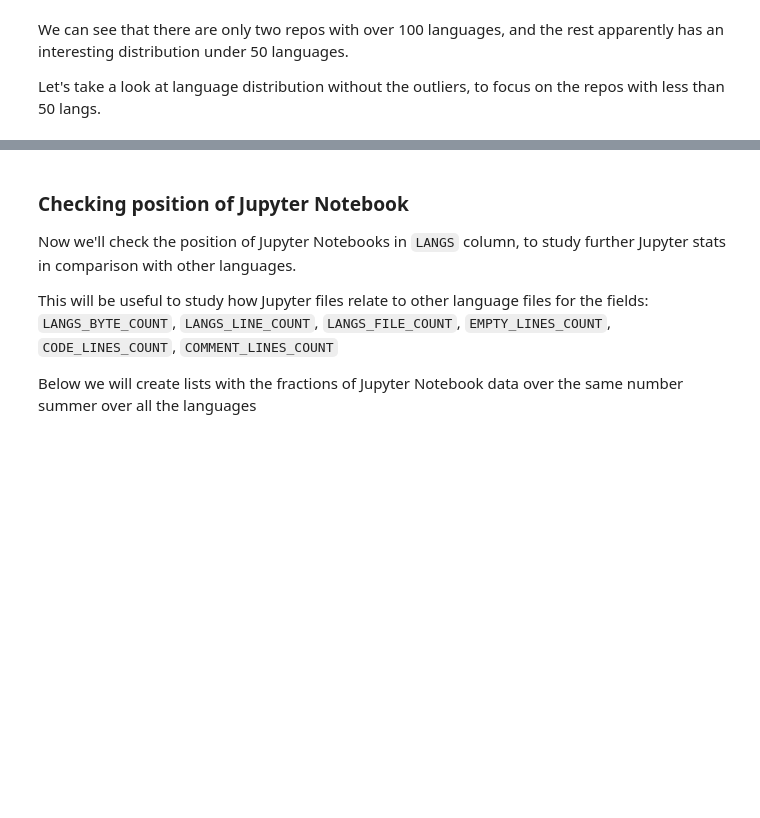
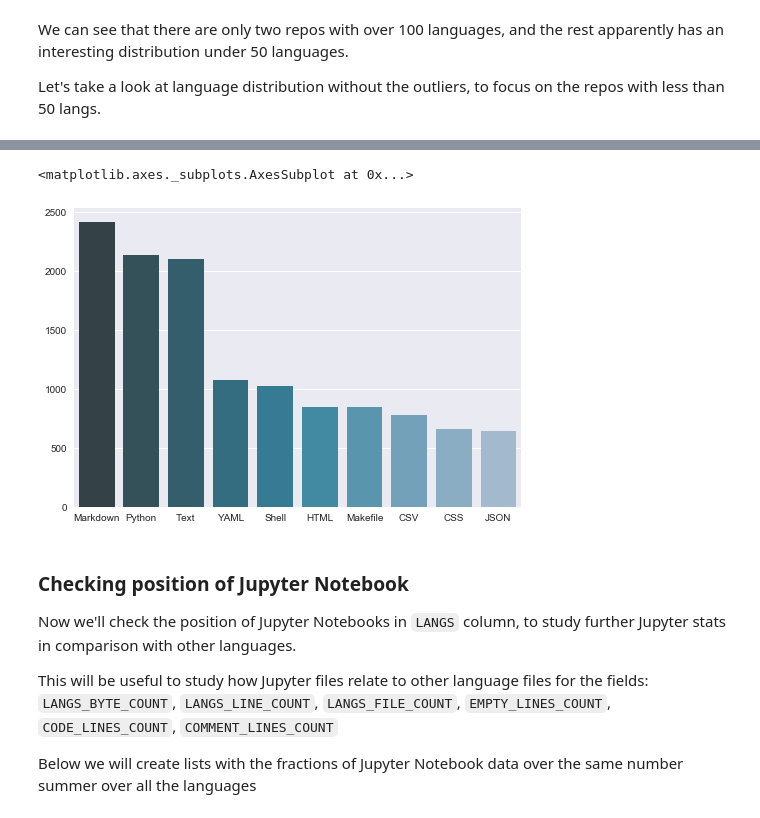
Before and after one commit to gomesfernanda/PGA_study, a Jupyter notebook: PGA_study_Jupyter.ipynb, the cells around one changed output, grey strips where cells are left out. Drawn from its saved outputs; the diff is of its cells as text; code cells hidden in the pictures; blank space fills up the shorter version.

```diff
--- a/PGA_study_Jupyter.ipynb
+++ b/PGA_study_Jupyter.ipynb
@@ -95,3 +107,22 @@ sns.distplot((jupyter_df[jupyter_df.LANGS_COUNT < 100]['LANGS_COUNT']), bins=50,
+# %%
+from collections import Counter
+
+list_alllangs = []
+
+for row in range(len(jupyter_df)):
+    row_str = str(jupyter_df.iloc[row].at['LANGS'])                # Turning the Langs column into a string
+    row_list = row_str.split(',')                                  # Creating a list from the Languages string
+    tw_list = [x for x in row_list if x != 'Jupyter Notebook']     # Building a new list excluding Jupyter Notebook
+    list_alllangs += tw_list                                       # Adding this list to a greater list with all languages for all repos
+
+z = Counter(list_alllangs).most_common(10)
+z_langs = [x[0] for x in z]
+z_counts = [x[1] for x in z]
+
+sns.barplot(x = z_langs, y=z_counts, palette='PuBuGn_d')
+# %% [output]
+<matplotlib.axes._subplots.AxesSubplot at 0x...>
+[figure, added]
 # %% [markdown]
 ### Checking position of Jupyter Notebook
 
```
Also changed, not shown: parts of 15 cells of this notebook.
